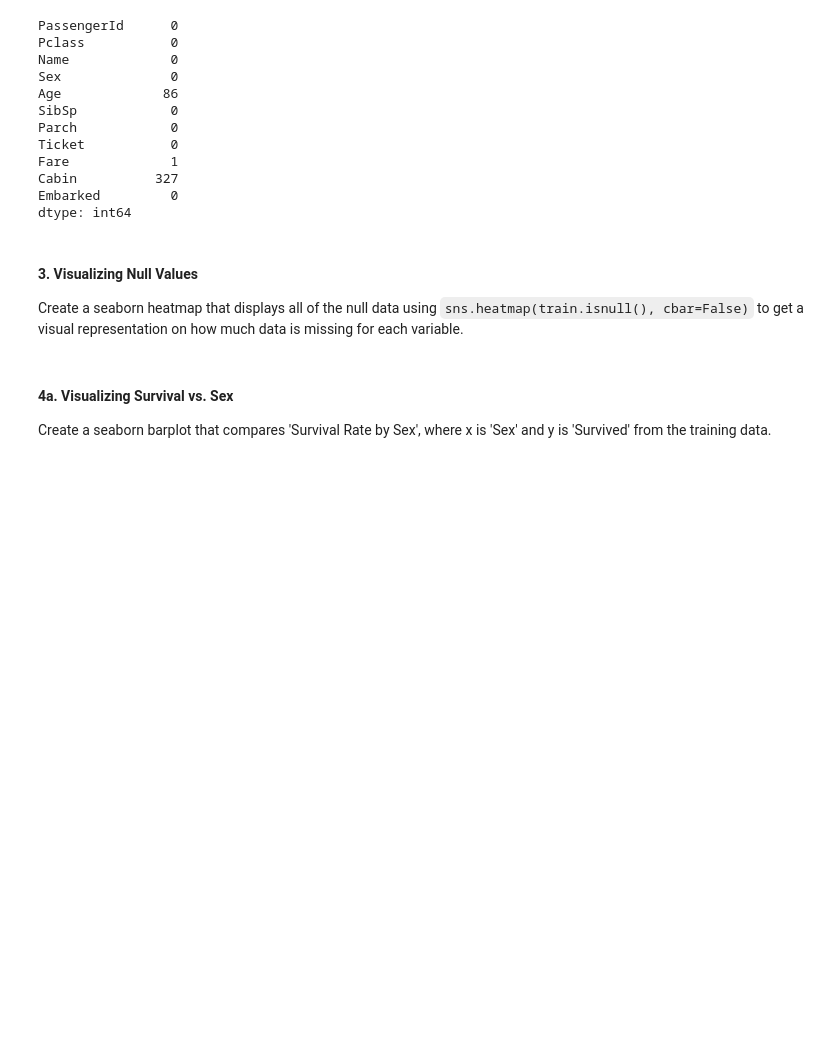
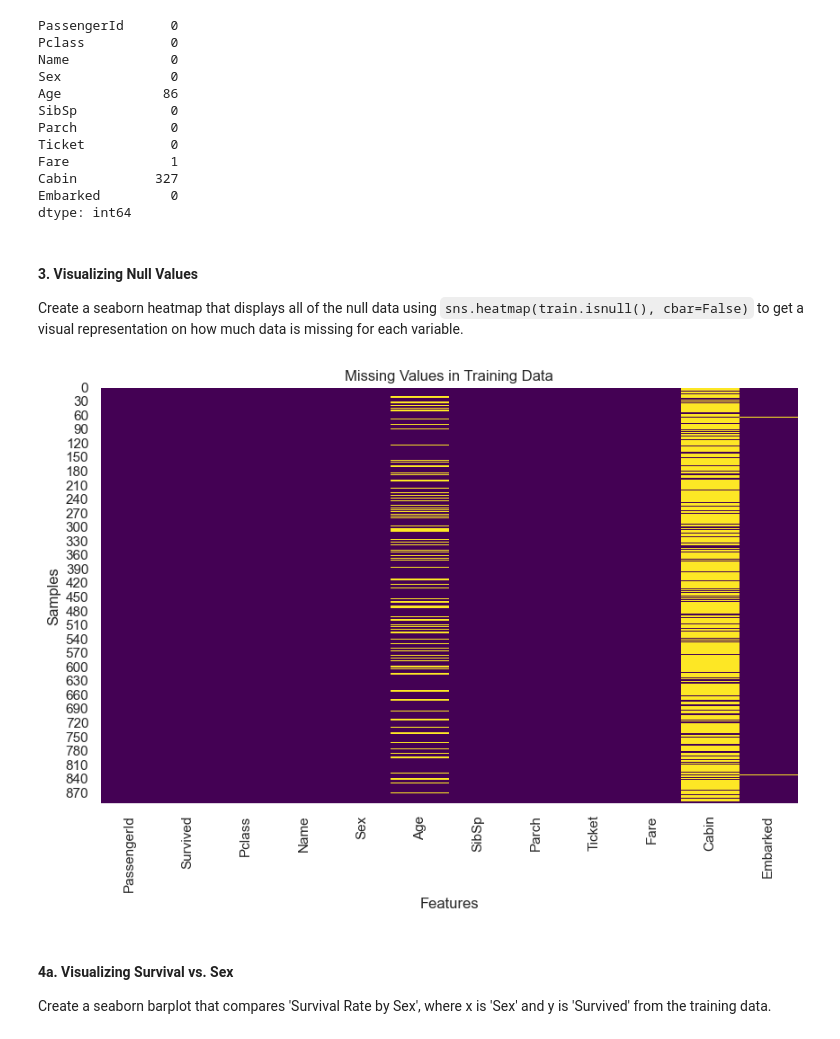
Before and after one commit to issarmank/ds3000-assignment2-classification, a Jupyter notebook: Assignment 2 Classification with Ridge LASSO and NN.ipynb, the cells around one changed output. Cells and saved outputs as stored; diff of their text form; code cells hidden in the pictures; blank space fills up the shorter version.

Commit message:
seaborn heatmap to show null values in train data

```diff
--- a/Assignment 2 Classification with Ridge LASSO and NN.ipynb
+++ b/Assignment 2 Classification with Ridge LASSO and NN.ipynb
@@ -118,6 +118,14 @@ dtype: int64
 Create a seaborn heatmap that displays all of the null data using ``sns.heatmap(train.isnull(), cbar=False)`` to get a visual representation on how much data is missing for each variable.
 # %%
 #Q1.3
+plt.figure(figsize=(10, 6))
+sns.heatmap(df_train.isnull(), cbar=False, cmap='viridis')
+plt.title('Missing Values in Training Data')
+plt.xlabel('Features')
+plt.ylabel('Samples')
+plt.show()
+# %% [output]
+[figure, added]
 # %% [markdown]
 #### 4a. Visualizing Survival vs. Sex
 
```
